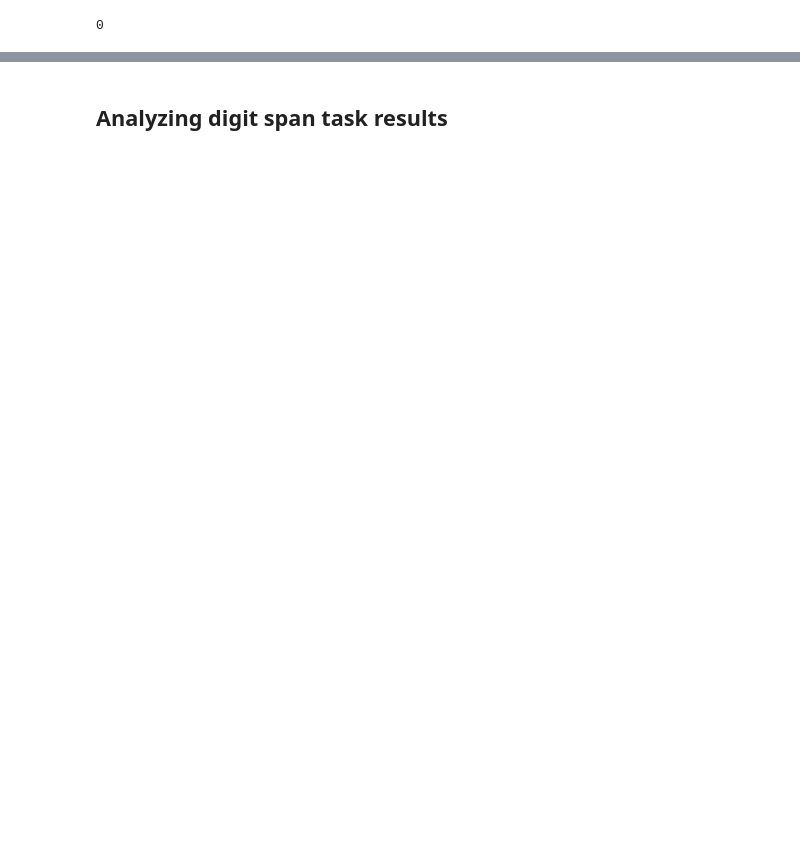
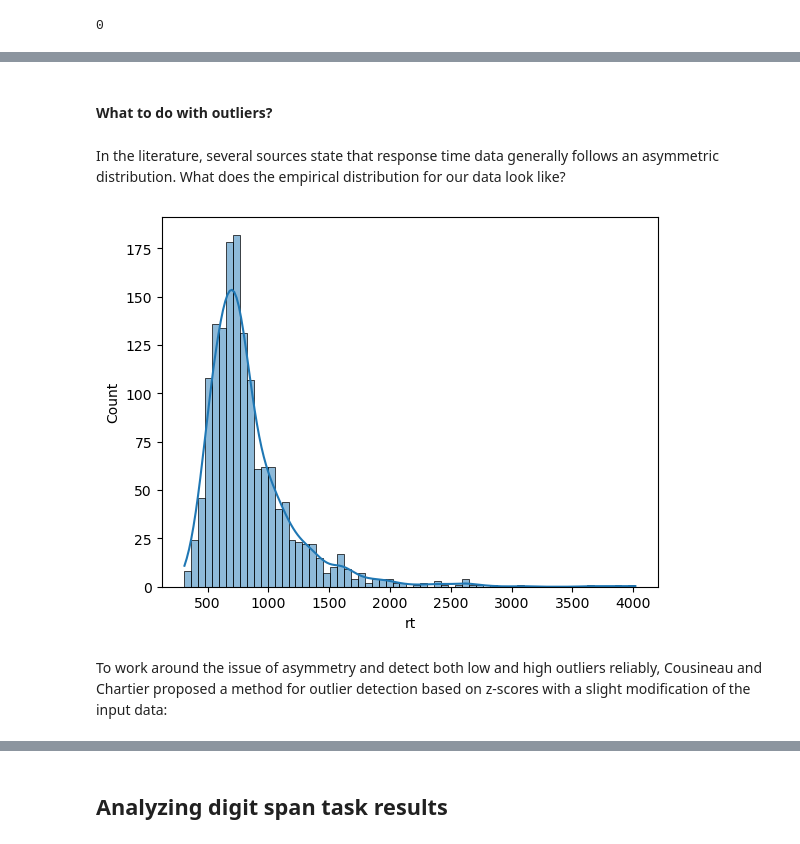
Before and after one commit to Sejmou/urm-pr-experiment, a Jupyter notebook: data_analysis/data_analysis.ipynb, the cells around one changed output, grey strips where cells are left out. Saved outputs shown, nothing was run; the diff lists cells and outputs as text; code cells hidden in the pictures; blank space fills up the shorter version.

Commit message:
experiments with outlier detection

```diff
--- a/data_analysis/data_analysis.ipynb
+++ b/data_analysis/data_analysis.ipynb
@@ -448,0 +453,11 @@ sns.boxplot(x="group", y="rt", data=stroop_results)
+# %% [markdown]
+#### What to do with outliers?
+# %% [markdown]
+In the literature, several sources state that response time data generally follows an asymmetric distribution. What does the empirical distribution for our data look like?
+# %%
+sns.histplot(stroop_results, x="rt", kde=True)
+plt.show()
+# %% [output]
+[figure, added]
+# %% [markdown]
+To work around the issue of asymmetry and detect both low and high outliers reliably, Cousineau and Chartier proposed a method for outlier detection based on z-scores with a slight modification of the input data:
```
Also changed, not shown: parts of 56 cells of this notebook.
